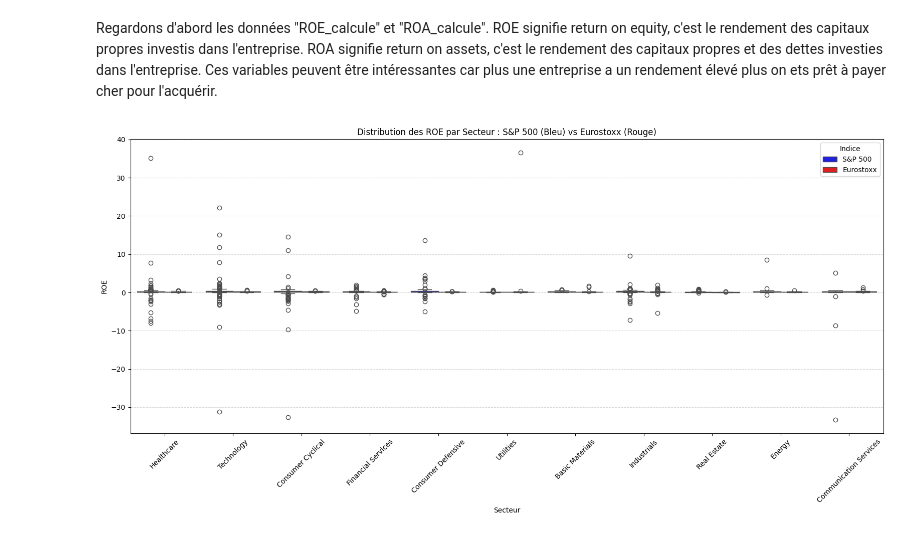
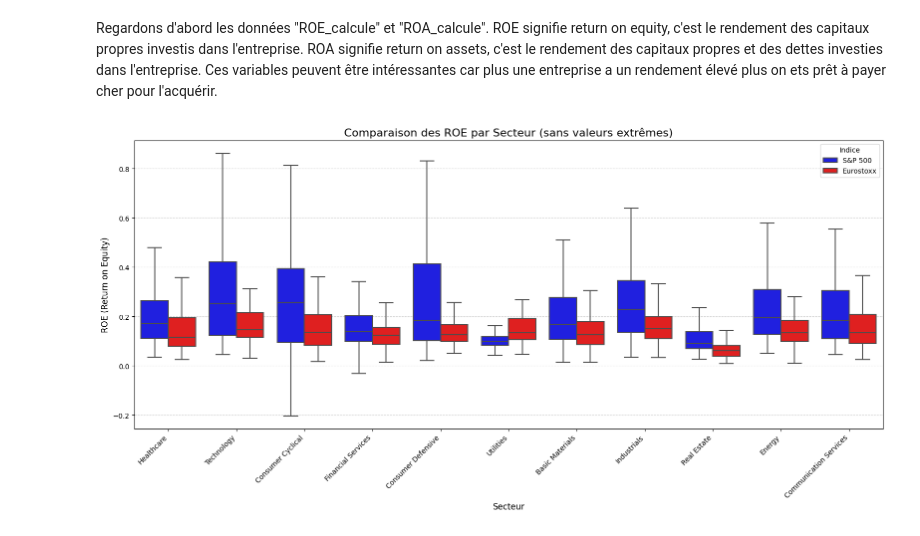
Before and after one commit to tnourlyn/Projet-Python---The-Transatlantic-valuation-guide, a Jupyter notebook: Analyse préliminaire des données/Analyse_preliminaire.ipynb, the cells around one changed output. Drawn from its saved outputs; the diff is of its cells as text; code cells hidden in the pictures.

```diff
--- a/Analyse préliminaire des données/Analyse_preliminaire.ipynb
+++ b/Analyse préliminaire des données/Analyse_preliminaire.ipynb
@@ -265,26 +265,35 @@ print(liste_colonnes)
 # %% [markdown]
 Regardons d'abord les données "ROE_calcule" et "ROA_calcule". ROE signifie return on equity, c'est le rendement des capitaux propres investis dans l'entreprise. ROA signifie return on assets, c'est le rendement des capitaux propres et des dettes investies dans l'entreprise. Ces variables peuvent être intéressantes car plus une entreprise a un rendement élevé plus on ets prêt à payer cher pour l'acquérir.
 # %%
-# regardons sur un graphique le ROE moyen par secteur
+#Regardons les différences de ROE par secteur
+
+# Configuration de la taille
 plt.figure(figsize=(16, 8))
 
-# Utilisation d'un boxplot pour comparer les distributions
+# Création du boxplot
 sns.boxplot(
     data=df_combined,
     x='Sector',
     y='ROE_calcule',
-    hue='Indice',  # Groupe par indice (S&P vs Eurostoxx)
-    palette={'S&P 500': 'blue', 'Eurostoxx': 'red'}
+    hue='Indice',
+    palette={'S&P 500': 'blue', 'Eurostoxx': 'red'},
+    showfliers=False,
+    linewidth=1.5
 )
 
-plt.title('Distribution des ROE par Secteur : S&P 500 (Bleu) vs Eurostoxx (Rouge)')
-plt.xlabel('Secteur')
-plt.ylabel('ROE')
-plt.xticks(rotation=45)  #Lisibilité
+# Titres et Labels
+plt.title('Comparaison des ROE par Secteur (sans valeurs extrêmes)', fontsize=16)
+plt.xlabel('Secteur', fontsize=12)
+plt.ylabel('ROE (Return on Equity)', fontsize=12)
+
+# Rotation des étiquettes pour qu'elles ne se chevauchent pas
+plt.xticks(rotation=45, ha='right')
+
+# Grille horizontale pour faciliter la lecture des niveaux
 plt.grid(True, axis='y', linestyle='--', alpha=0.5)
+
 plt.legend(title='Indice')
-
 plt.tight_layout()
 plt.show()
 # %% [output]
-[figure, old version]
+[figure, new version]
```
Also changed, not shown: parts of 15 cells of this notebook, 3 other files.
